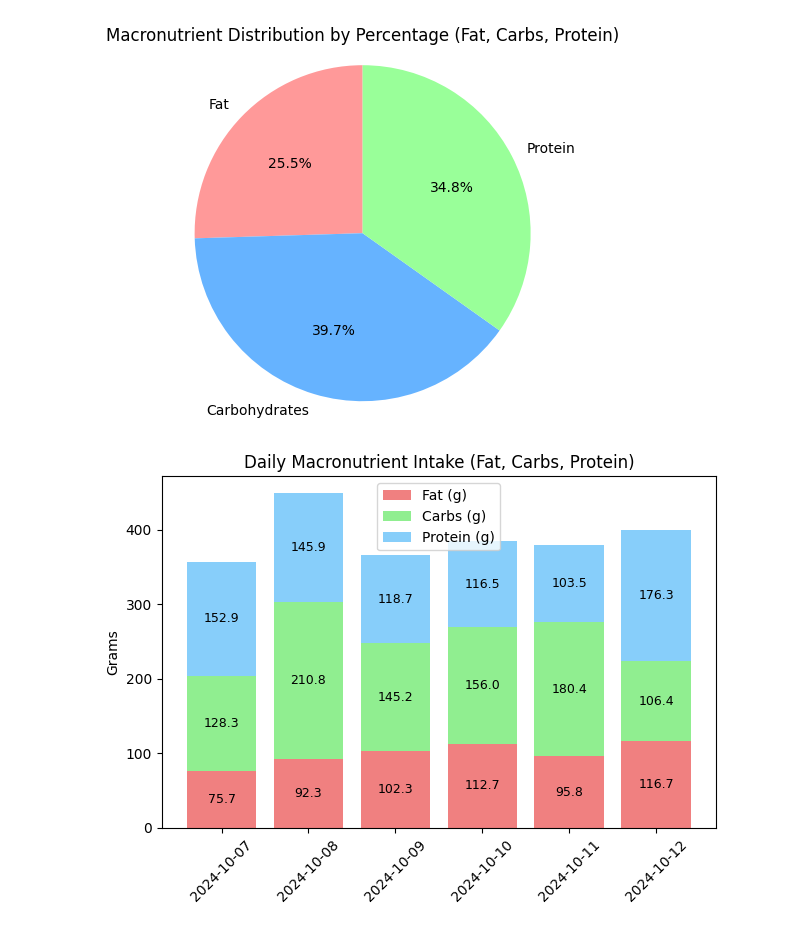
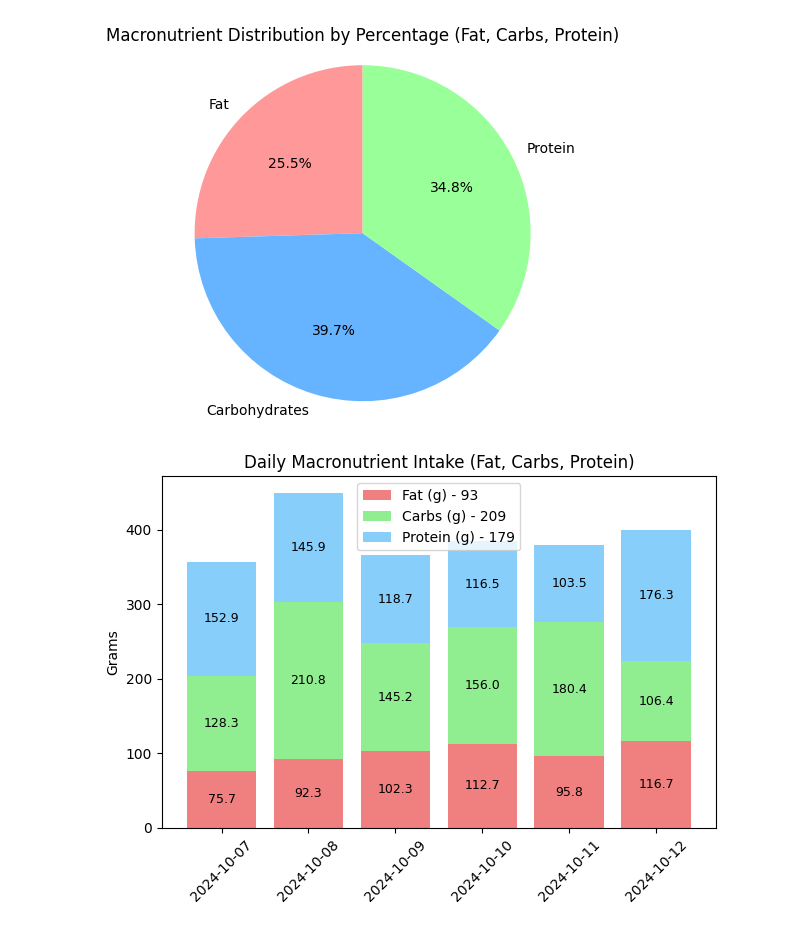
Before and after one commit to cris7ian/fitness, a Jupyter notebook: fitness.ipynb, the cells around one changed output. Cells and saved outputs as stored; diff of their text form; code cells hidden in the pictures.

```diff
--- a/fitness.ipynb
+++ b/fitness.ipynb
@@ -106,34 +110,34 @@ plt.show()
 # %%
 # Group the data by Date and sum the values of Fat, Carbohydrates, and Protein for each day
 daily_macros = data.groupby('Date').sum()[['Fat (g)', 'Carbohydrates (g)', 'Protein (g)']]
 
 # Data for plotting
 days = daily_macros.index
 fat = daily_macros['Fat (g)']
 carbs = daily_macros['Carbohydrates (g)']
 protein = daily_macros['Protein (g)']
 
 # Create a stacked bar chart
 fig, ax = plt.subplots()
 
-bars_fat = ax.bar(days, fat, label='Fat (g)', color='lightcoral')
-bars_carbs = ax.bar(days, carbs, bottom=fat, label='Carbs (g)', color='lightgreen')
-bars_protein = ax.bar(days, protein, bottom=fat + carbs, label='Protein (g)', color='lightskyblue')
+bars_fat = ax.bar(days, fat, label='Fat (g) - 93', color='lightcoral')
+bars_carbs = ax.bar(days, carbs, bottom=fat, label='Carbs (g) - 209', color='lightgreen')
+bars_protein = ax.bar(days, protein, bottom=fat + carbs, label='Protein (g) - 179', color='lightskyblue')
 
 # Add labels and title
 ax.set_ylabel('Grams')
 ax.set_title('Daily Macronutrient Intake (Fat, Carbs, Protein)')
 ax.legend()
 
 # Add data labels on each section of the stacked bars
 for bars, macro_data in zip([bars_fat, bars_carbs, bars_protein], [fat, carbs, protein]):
     for bar, value in zip(bars, macro_data):
         height = bar.get_height()
         ax.text(bar.get_x() + bar.get_width() / 2, bar.get_y() + height / 2,
                 f'{value:.1f}', ha='center', va='center', fontsize=9, color='black')
 
 plt.xticks(rotation=45)
 plt.tight_layout()
 plt.show()
 # %% [output]
-[figure, old version]
+[figure, new version]
```
Also changed, not shown: parts of 1 cell of this notebook.
